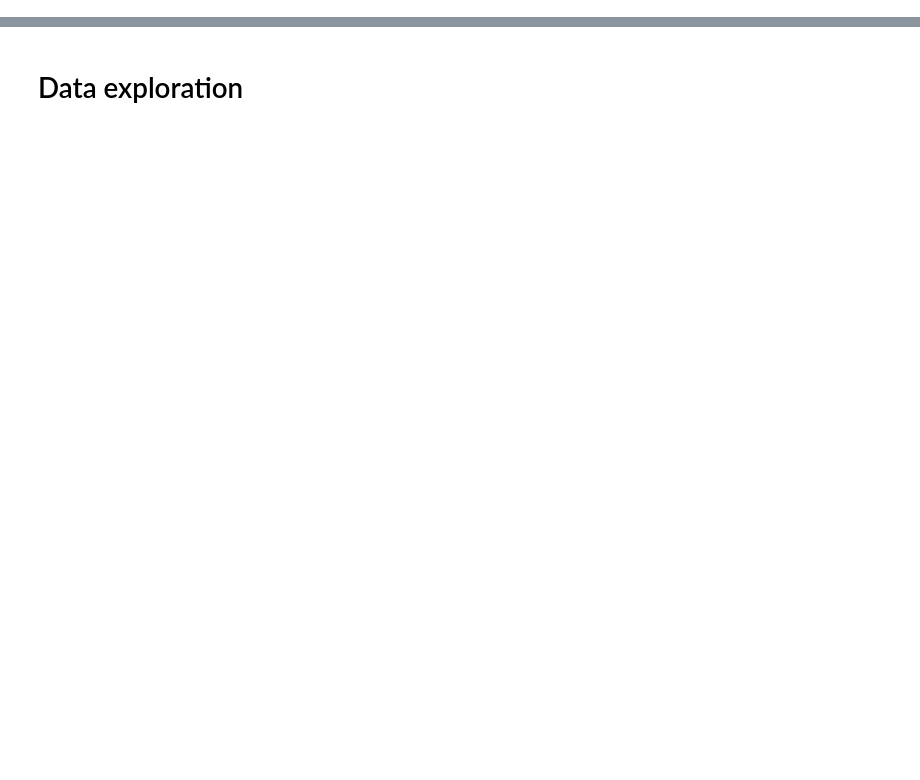
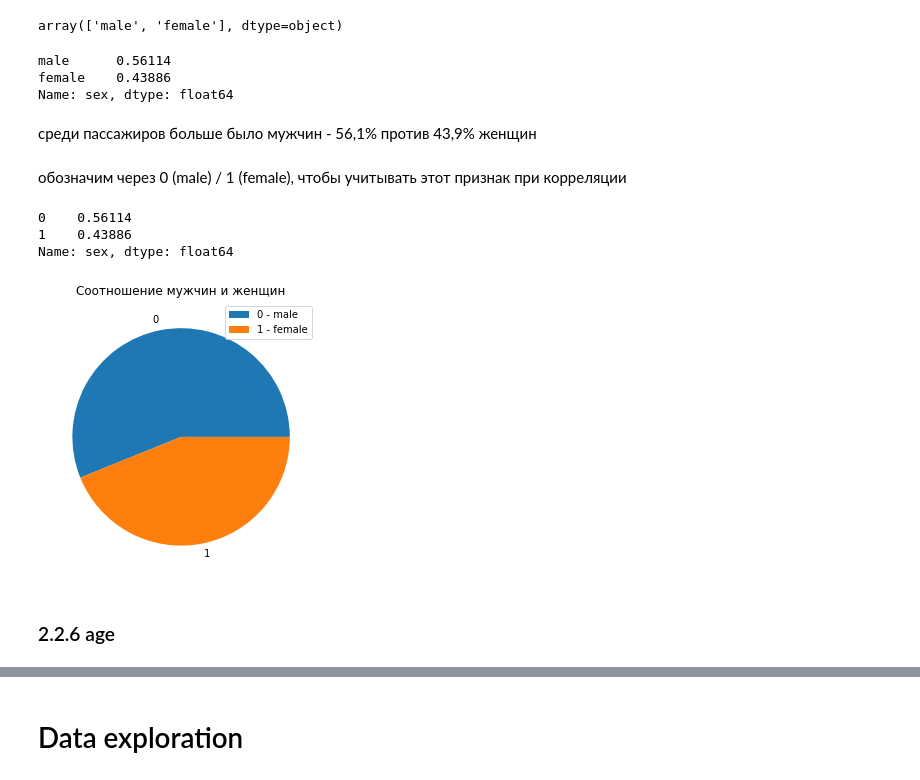
Before and after one commit to nik-ar/ml_intro_vi_1, a Jupyter notebook: 2_eda_nik_ar.ipynb, the cells around one changed output, grey strips where cells are left out. Drawn from its saved outputs; the diff is of its cells as text; code cells hidden in the pictures; blank space fills up the shorter version.

```diff
--- a/2_eda_nik_ar.ipynb
+++ b/2_eda_nik_ar.ipynb
@@ -9,0 +263,31 @@ import seaborn as sns
+# %%
+df['sex'].unique()
+# %% [output]
+array(['male', 'female'], dtype=object)
+# %%
+df['sex'].value_counts(normalize=True)
+# %% [output]
+male      0.56114
+female    0.43886
+Name: sex, dtype: float64
+# %% [markdown]
+среди пассажиров больше было мужчин - 56,1% против 43,9% женщин
+# %% [markdown]
+обозначим через 0 (male) / 1 (female), чтобы учитывать этот признак при корреляции
+# %%
+df['sex'] = df['sex'].apply(lambda x: 0 if x == 'male' else 1 if x == 'female' else np.nan)
+df['sex'].value_counts(normalize=True)
+# %% [output]
+0    0.56114
+1    0.43886
+Name: sex, dtype: float64
+# %%
+df['sex'].value_counts(normalize=True).plot(kind='pie', legend=True, figsize=(5,5))
+plt.title('Соотношение мужчин и женщин')
+plt.legend(['0 - male', '1 - female'])
+plt.ylabel(None)
+plt.show()
+# %% [output]
+[figure, added]
+# %% [markdown]
+### 2.2.6 age
```
Also changed, not shown: parts of 195 cells of this notebook.
